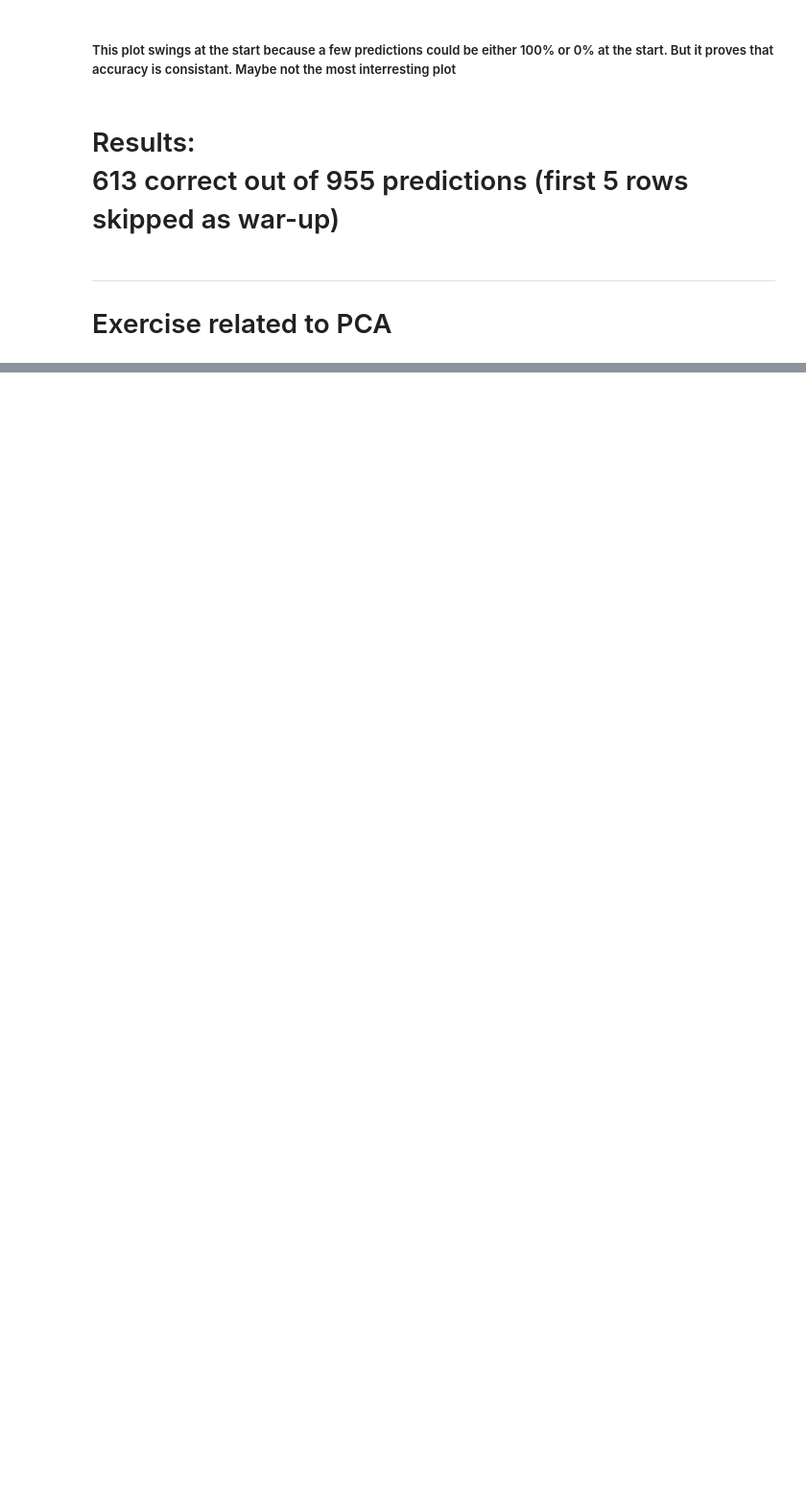
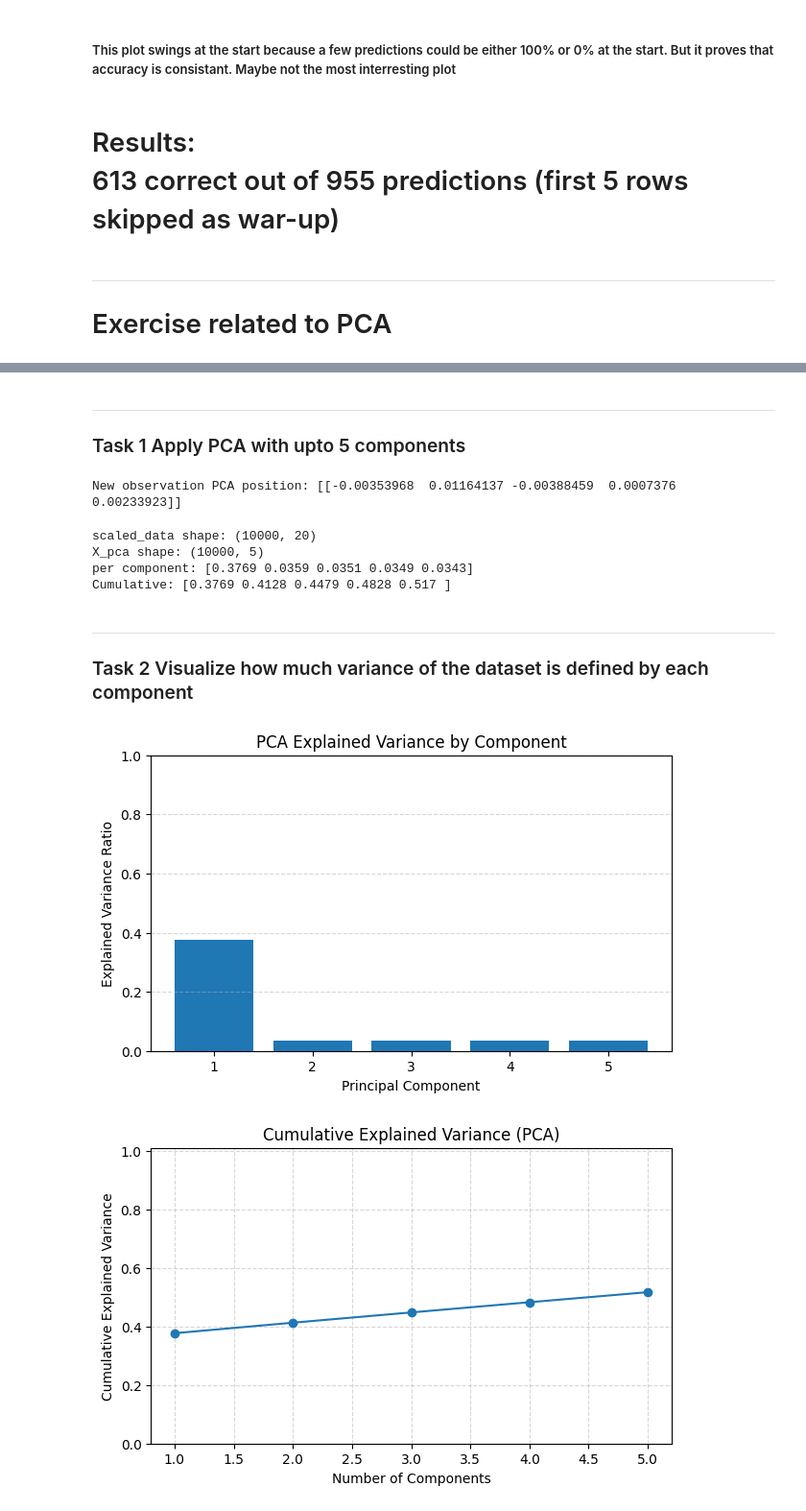
Before and after one commit to Sebastianrix/Data-Things, a Jupyter notebook: 7) IoT Sensor Data/pdm_task.ipynb, the cells around one changed output, grey strips where cells are left out. Shown at 96% size. Saved outputs shown, nothing was run; the diff lists cells and outputs as text; code cells hidden in the pictures; blank space fills up the shorter version.

```diff
--- a/7) IoT Sensor Data/pdm_task.ipynb
+++ b/7) IoT Sensor Data/pdm_task.ipynb
@@ -258,0 +255,65 @@ This plot swings at the start because a few predictions could be either 100% or
+# %% [markdown]
+<hr>
+<h3>Task 1 Apply PCA with upto 5 components</h3>
+# %%
+# Step 3: Apply PCA to the scaled data
+pca = PCA(n_components=5) # Task apply PCA with up to 5 components
+X_pca = pca.fit_transform(scaled_data) # scaled_data already standardized in step 2
+
+# Step 4: Simulate a new observation and predict its position
+new_observation = np.array([[75] * 20])
+scaled_new_observation = scaler.transform(new_observation)
+new_pca = pca.transform(scaled_new_observation)
+
+print("New observation PCA position:", new_pca)
+# %% [output]
+New observation PCA position: [[-0.00353968  0.01164137 -0.00388459  0.0007376   0.00233923]]
+# %%
+scaled_array = np.asarray(scaled_data, dtype=float)
+
+
+X_pca = pca.transform(scaled_array)
+
+timestep = np.arange(X_pca.shape[0])
+
+print("scaled_data shape:", scaled_array.shape)
+print("X_pca shape:", X_pca.shape)
+print("per component:", np.round(pca.explained_variance_ratio_, 4))
+print("Cumulative:", np.round(np.cumsum(pca.explained_variance_ratio_), 4))
+# %% [output]
+scaled_data shape: (10000, 20)
+X_pca shape: (10000, 5)
+per component: [0.3769 0.0359 0.0351 0.0349 0.0343]
+Cumulative: [0.3769 0.4128 0.4479 0.4828 0.517 ]
+# %% [markdown]
+<hr>
+<h3>Task 2 Visualize how much variance of the dataset is defined by each component</h3>
+# %%
+import matplotlib.pyplot as plt
+import numpy as np
+
+evr = pca.explained_variance_ratio_
+cev = np.cumsum(evr)
+
+# Each component bar
+plt.figure(figsize=(7,4))
+plt.bar(range(1, len(evr)+1), evr)
+plt.title("PCA Explained Variance by Component")
+plt.xlabel("Principal Component")
+plt.ylabel("Explained Variance Ratio")
+plt.ylim(0, 1)
+plt.grid(axis='y', linestyle='--', alpha=0.5)
+plt.show()
+
+# Cumulative line
+plt.figure(figsize=(7,4))
+plt.plot(range(1, len(cev)+1), cev, marker='o')
+plt.title("Cumulative Explained Variance (PCA)")
+plt.xlabel("Number of Components")
+plt.ylabel("Cumulative Explained Variance")
+plt.ylim(0, 1.01)
+plt.grid(True, linestyle='--', alpha=0.5)
+plt.show()
+# %% [output]
+[figure, added]
+[figure, added]
```
Also changed, not shown: parts of 16 cells of this notebook.
